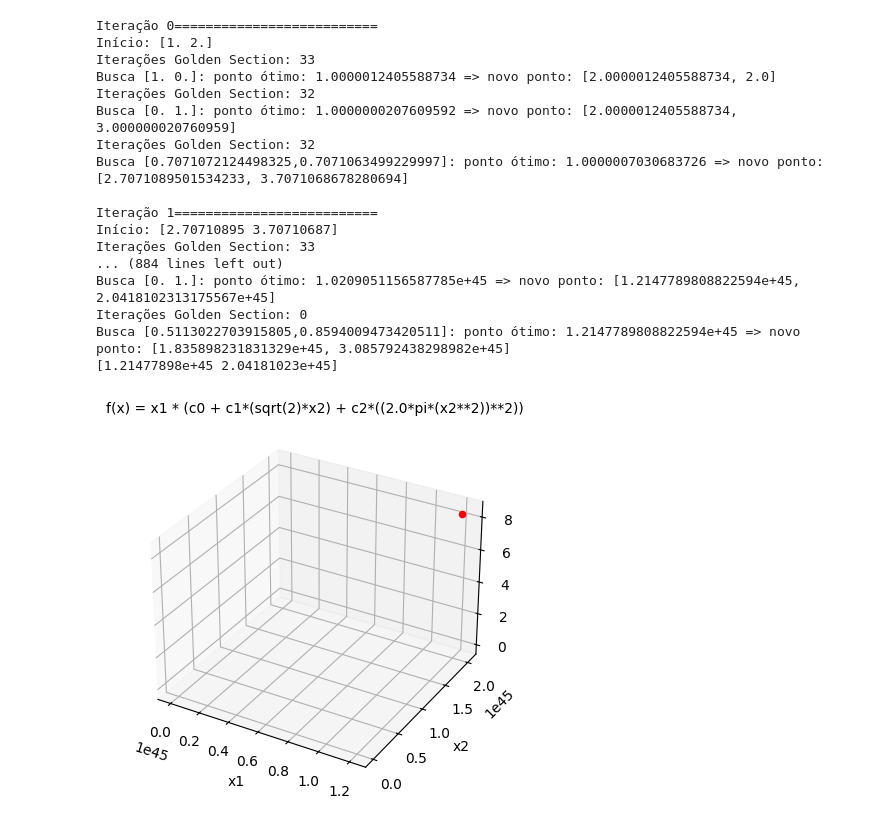
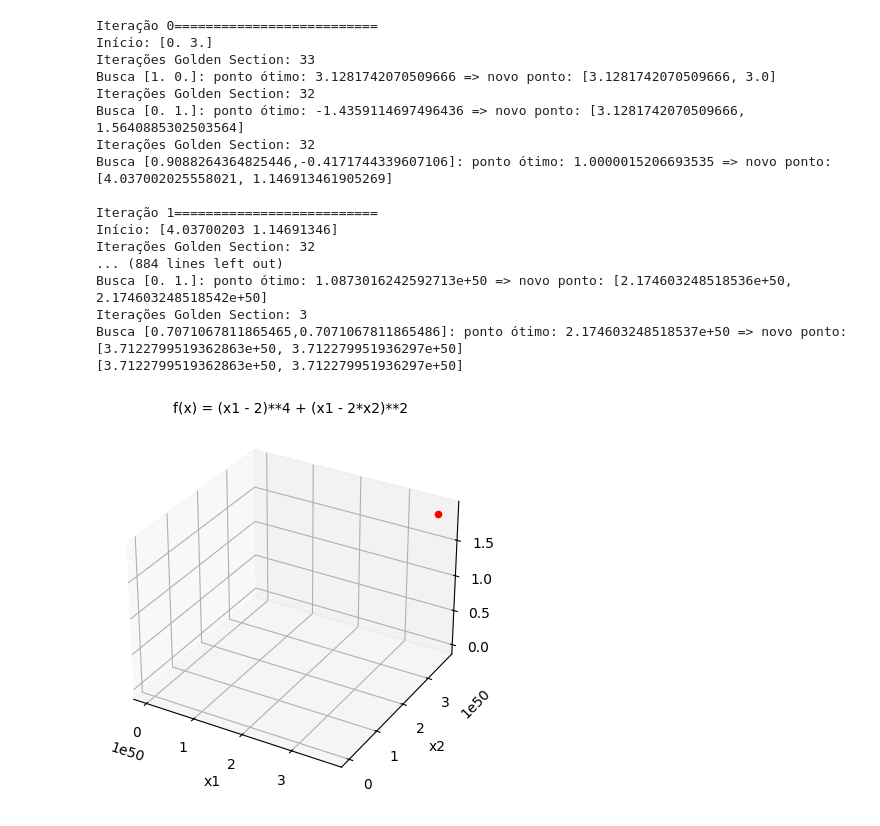
Before and after one commit to victorluis22/trabalho-metodos-otimizacao, a Jupyter notebook: hookeJeeves.ipynb, the cells around one changed output. Drawn from its saved outputs; the diff is of its cells as text; code cells hidden in the pictures.

```diff
--- a/hookeJeeves.ipynb
+++ b/hookeJeeves.ipynb
@@ -31,8 +31,11 @@ def f(function, constants, testValue, x, d):
   [d1, d2] = d
   [c0, c1, c2] = constants
 
-  # result = eval(function, {"__builtins__": {}, "x1": x1, "x2": x2, "x": testValue, "d1": d1, "d2": d2, "c0": c0, "c1": c1, "c2": c2}, ALLOWED_NAMES) + restriction1(x1) + restriction2(x2)
-  result = eval(function, {"__builtins__": {}, "x1": x1, "x2": x2, "x": testValue, "d1": d1, "d2": d2, "c0": c0, "c1": c1, "c2": c2}, ALLOWED_NAMES) + restriction1(testValue)
+  resultRestriction1 = restriction1(testValue) if d1 else 0
+  resultRestriction2 = restriction1(testValue) if d2 else 0
+  resultFunction = eval(function, {"__builtins__": {}, "x1": x1, "x2": x2, "x": testValue, "d1": d1, "d2": d2, "c0": c0, "c1": c1, "c2": c2}, ALLOWED_NAMES)
+
+  result = resultFunction + resultRestriction1
 
   return result
 
@@ -117,9 +120,8 @@ def hookeJeeves(function, initialValue, constants, dim):
     k = 0
     timeout = 100
     time = 0
-    searchInterval = [0, 0]
-    end = np.array([0.0, 0.0])
-    previousEnd = np.array([0.0, 0.0])
+    newPoint = np.array([0.0, 0.0])
+    previousNewPoint = np.array([0.0, 0.0])
 
     while time < timeout:
         start = np.copy([x1, x2])
@@ -139,60 +141,60 @@ def hookeJeeves(function, initialValue, constants, dim):
             print(f'Busca {d[k]}: ponto ótimo: {x} => novo ponto: [{x1}, {x2}]')
 
             if k == dim-1:
-                previousEnd = end
-                end = np.array([x1, x2])
+                previousNewPoint = newPoint
+                newPoint = np.array([x1, x2])
 
         if time == 0:
-            result = end - start
+            direction = newPoint - start
         else:
-            result = end - previousEnd
+            direction = newPoint - previousNewPoint
 
-        if LA.norm(result) < e:
-            break
+        newDirection = direction / LA.norm(direction)
 
-        directionResult = result / LA.norm(result)
+        d1, d2 = newDirection[0], newDirection[1]
 
-        d1, d2 = directionResult[0], directionResult[1]
-
-        searchInterval = [-10.0 + x1 , 10.0 + x1]
+        searchInterval = [-10.0 + x1 , 10.0 + x2]
         [x, y] = goldenSectionSearch(nextFunc, constants, searchInterval, [x1, x2], [d1, d2])
 
         x1, x2 = eval(nextValue[0]), eval(nextValue[1])
+
+        if LA.norm([x1, x2] - start) < e:
+            break
 
         print(f'Busca [{d1},{d2}]: ponto ótimo: {x} => novo ponto: [{x1}, {x2}]')
 
         time += 1
 
-    return end
+    return [x1, x2]
 
 
 
-function = "x1 * (c0 + c1*(sqrt(2)*x2) + c2*((2.0*pi*(x2**2))**2))" #x1 equivale a n e x2 equivale a r
+function = "(x1 - 2)**4 + (x1 - 2*x2)**2" #x1 equivale a n e x2 equivale a r
 constants = [1.0, 1.0, 1.0]
-initialValue = np.array([1.0, 2.0])
+initialValue = np.array([0.0, 3.0])
 
 min = hookeJeeves(function, initialValue, constants, 2)
 
 print(min)
 
 plot3D(function, constants, min, 15)
 plotContour(function, constants, min, 15)
 # %% [output]
 Iteração 0==========================
-Início: [1. 2.]
+Início: [0. 3.]
 Iterações Golden Section: 33
-Busca [1. 0.]: ponto ótimo: 1.0000012405588734 => novo ponto: [2.0000012405588734, 2.0]
+Busca [1. 0.]: ponto ótimo: 3.1281742070509666 => novo ponto: [3.1281742070509666, 3.0]
 Iterações Golden Section: 32
-Busca [0. 1.]: ponto ótimo: 1.0000000207609592 => novo ponto: [2.0000012405588734, 3.000000020760959]
+Busca [0. 1.]: ponto ótimo: -1.4359114697496436 => novo ponto: [3.1281742070509666, 1.5640885302503564]
 Iterações Golden Section: 32
-Busca [0.7071072124498325,0.7071063499229997]: ponto ótimo: 1.0000007030683726 => novo ponto: [2.7071089501534233, 3.7071068678280694]
+Busca [0.9088264364825446,-0.4171744339607106]: ponto ótimo: 1.0000015206693535 => novo ponto: [4.037002025558021, 1.146913461905269]
 
 Iteração 1==========================
-Início: [2.70710895 3.70710687]
-Iterações Golden Section: 33
+Início: [4.03700203 1.14691346]
+Iterações Golden Section: 32
 ... (884 lines left out)
-Busca [0. 1.]: ponto ótimo: 1.0209051156587785e+45 => novo ponto: [1.2147789808822594e+45, 2.0418102313175567e+45]
-Iterações Golden Section: 0
-Busca [0.5113022703915805,0.8594009473420511]: ponto ótimo: 1.2147789808822594e+45 => novo ponto: [1.835898231831329e+45, 3.085792438298982e+45]
-[1.21477898e+45 2.04181023e+45]
+Busca [0. 1.]: ponto ótimo: 1.0873016242592713e+50 => novo ponto: [2.174603248518536e+50, 2.174603248518542e+50]
+Iterações Golden Section: 3
+Busca [0.7071067811865465,0.7071067811865486]: ponto ótimo: 2.174603248518537e+50 => novo ponto: [3.7122799519362863e+50, 3.712279951936297e+50]
+[3.7122799519362863e+50, 3.712279951936297e+50]
-[figure, old version]
+[figure, new version]
```
Also changed, not shown: parts of 1 cell of this notebook.
